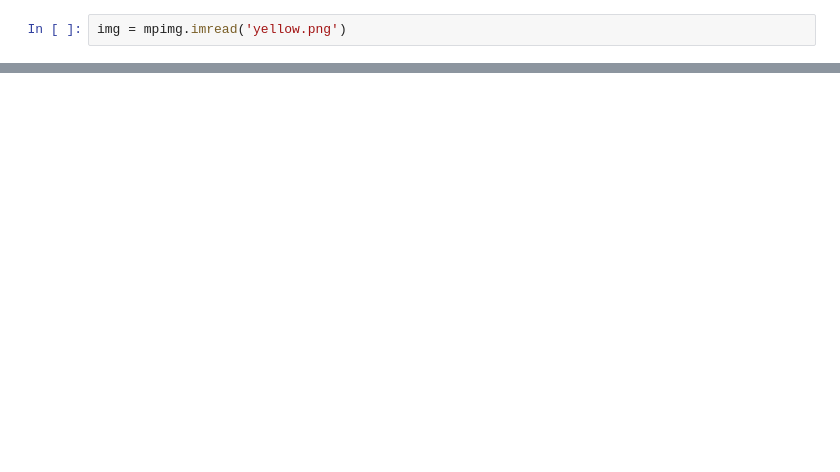
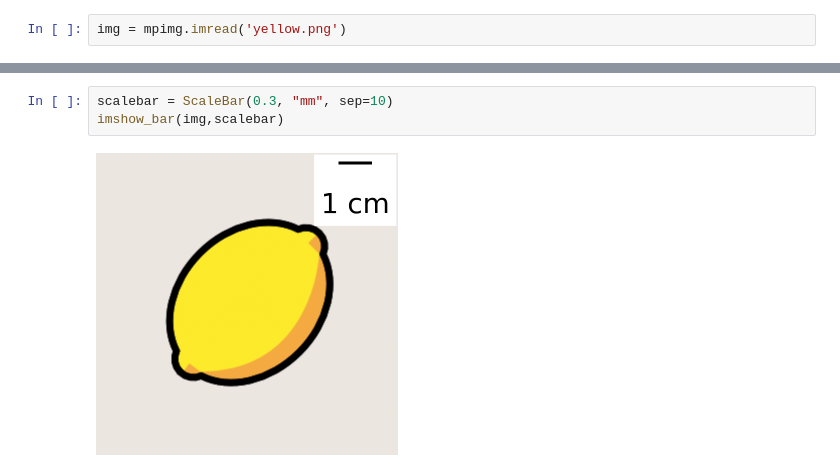
Before and after one commit to kolibril13/plywood-gallery-matplotlib-scalebar, a Jupyter notebook: h.ipynb, the cells around one changed output, grey strips where cells are left out. Saved outputs shown, nothing was run; the diff lists cells and outputs as text; blank space fills up the shorter version.

```diff
--- a/h.ipynb
+++ b/h.ipynb
@@ -44,0 +33,5 @@ from plywood_gallery import generate_html
+# %%
+scalebar = ScaleBar(0.3, "mm", sep=10)
+imshow_bar(img,scalebar)
+# %% [output]
+[figure, added]
```
Also changed, not shown: parts of 14 cells of this notebook, 22 other files.
